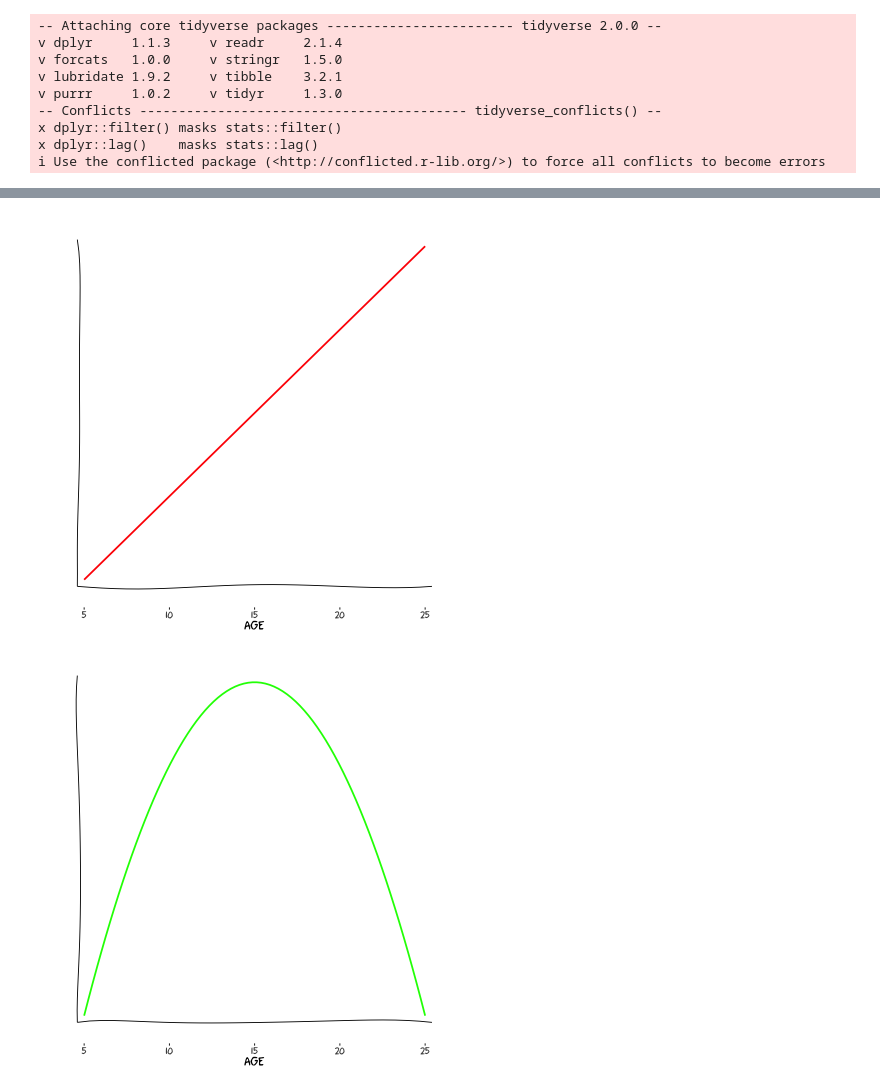
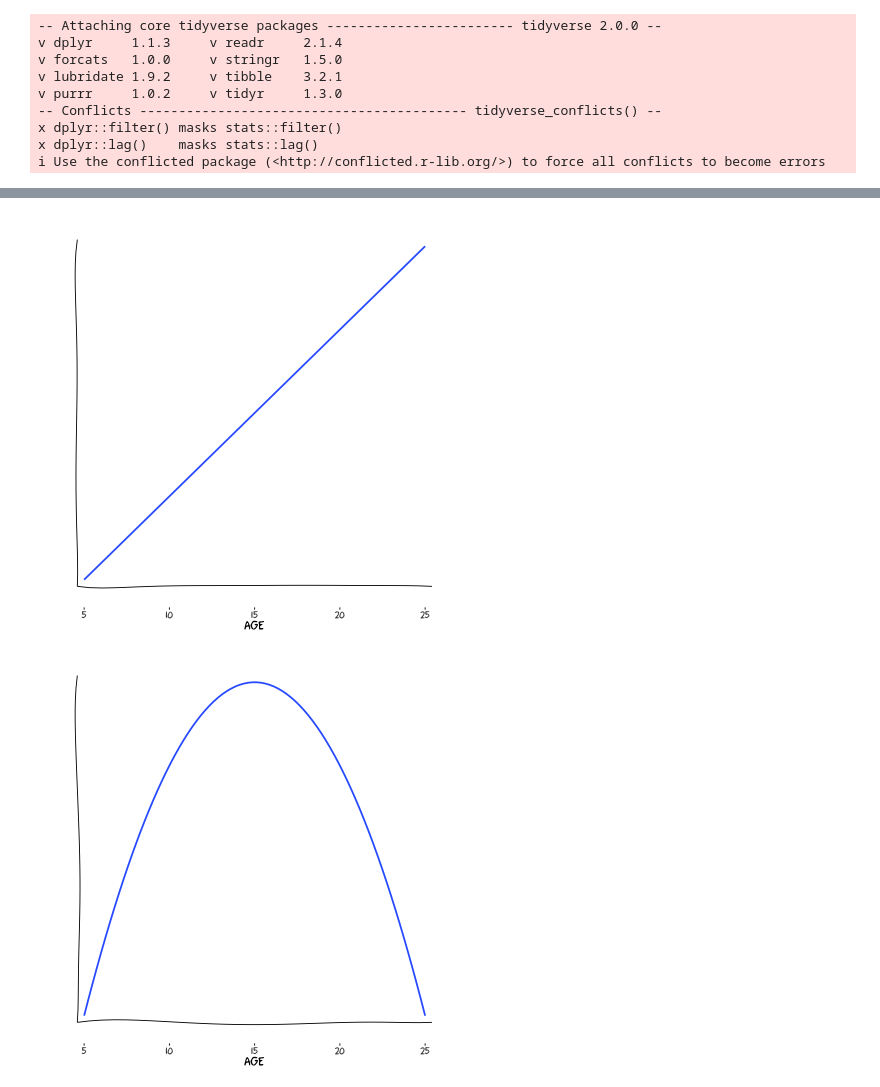
Before and after one commit to zenkavi/teaching_training, a Jupyter notebook: resources/dataVis/xkcdPlots.ipynb, the cells around one changed output, grey strips where cells are left out. Cells and saved outputs as stored; diff of their text form; code cells hidden in the pictures.

Commit message:
new plots for slides

```diff
--- a/resources/dataVis/xkcdPlots.ipynb
+++ b/resources/dataVis/xkcdPlots.ipynb
@@ -73,31 +75,31 @@ yrange  = range(dat$y)
 
 dat %>%
       ggplot(aes(age, y))+
-      geom_smooth(method = 'loess', formula = 'y ~ x', color = "red")+
+      geom_smooth(method = 'loess', formula = 'y ~ x')+
       labs(y = "")+
       theme(axis.text.y = element_blank(),
             axis.ticks.y = element_blank())+
       theme_xkcd()+
       xkcdaxis(xrange,yrange)
 # %% [output]
-[figure, old version]
+[figure, new version]
 # %%
 dat = tibble(age = seq(5, 25, 1),
         y = -(age-15)^2)
 
 xrange = range(dat$age)
 yrange  = range(dat$y)
 
 dat %>%
       ggplot(aes(age, y))+
-      geom_smooth(method = 'loess', formula = 'y ~ x', color = "green")+
+      geom_smooth(method = 'loess', formula = 'y ~ x')+
       labs(y = "")+
       theme(axis.text.y = element_blank(),
             axis.ticks.y = element_blank())+
       theme_xkcd()+
       xkcdaxis(xrange,yrange)
 # %% [output]
-[figure, old version]
+[figure, new version]
 # %%
 dat = tibble(age = seq(5, 25, 1),
         y = -age)
```
Also changed, not shown: parts of 5 cells of this notebook.
